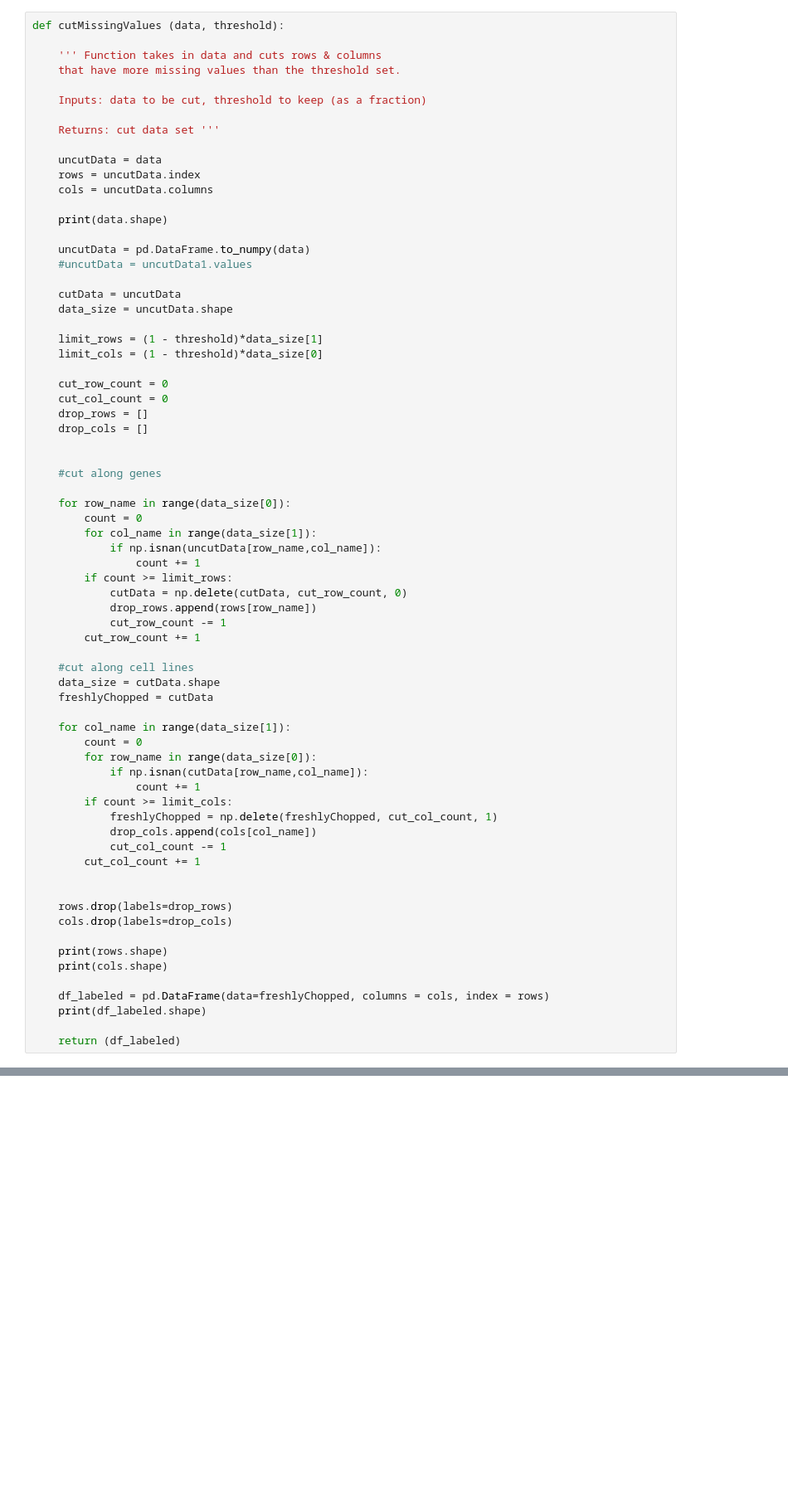
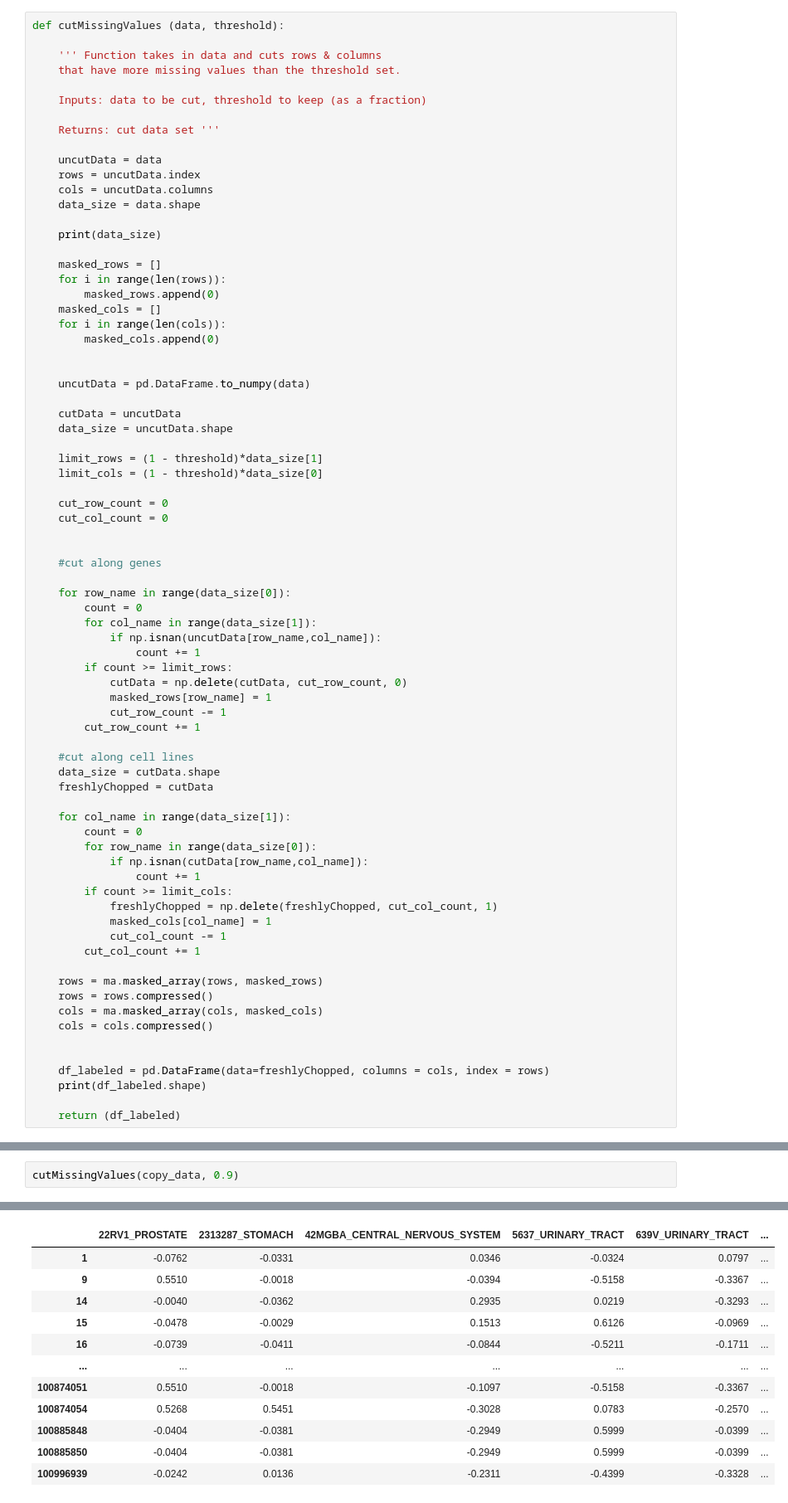
Before and after one commit to meyer-lab/tfac-ccle, a Jupyter notebook: tfac/fixCutData.ipynb, the cells around one changed output, grey strips where cells are left out. Shown at 83% size. Saved outputs shown, nothing was run; the diff lists cells and outputs as text; blank space fills up the shorter version.

Commit message:
cut methylation data by threshold, kept as pandas df

```diff
--- a/tfac/fixCutData.ipynb
+++ b/tfac/fixCutData.ipynb
@@ -16,11 +16,19 @@ def cutMissingValues (data, threshold):
     uncutData = data
     rows = uncutData.index
     cols = uncutData.columns
+    data_size = data.shape
 
-    print(data.shape)
+    print(data_size)
+
+    masked_rows = []
+    for i in range(len(rows)):
+        masked_rows.append(0)
+    masked_cols = []
+    for i in range(len(cols)):
+        masked_cols.append(0)
+
 
     uncutData = pd.DataFrame.to_numpy(data)
-    #uncutData = uncutData1.values
 
     cutData = uncutData
     data_size = uncutData.shape
@@ -30,8 +38,6 @@ def cutMissingValues (data, threshold):
 
     cut_row_count = 0
     cut_col_count = 0
-    drop_rows = []
-    drop_cols = []
 
 
     #cut along genes
@@ -43,7 +49,7 @@ def cutMissingValues (data, threshold):
                 count += 1
         if count >= limit_rows:
             cutData = np.delete(cutData, cut_row_count, 0)
-            drop_rows.append(rows[row_name])
+            masked_rows[row_name] = 1
             cut_row_count -= 1
         cut_row_count += 1
 
@@ -58,16 +64,15 @@ def cutMissingValues (data, threshold):
                 count += 1
         if count >= limit_cols:
             freshlyChopped = np.delete(freshlyChopped, cut_col_count, 1)
-            drop_cols.append(cols[col_name])
+            masked_cols[col_name] = 1
             cut_col_count -= 1
         cut_col_count += 1
 
+    rows = ma.masked_array(rows, masked_rows)
+    rows = rows.compressed()
+    cols = ma.masked_array(cols, masked_cols)
+    cols = cols.compressed()
 
-    rows.drop(labels=drop_rows)
-    cols.drop(labels=drop_cols)
-
-    print(rows.shape)
-    print(cols.shape)
 
     df_labeled = pd.DataFrame(data=freshlyChopped, columns = cols, index = rows)
     print(df_labeled.shape)
@@ -141,0 +107,3 @@ def dropMissingValues(data, threshold):
+# %%
+cutMissingValues(copy_data, 0.9)
+# %% [output]
@@ -141,0 +112,12 @@ def dropMissingValues(data, threshold):
+|  | 22RV1_PROSTATE | 2313287_STOMACH | 42MGBA_CENTRAL_NERVOUS_SYSTEM | 5637_URINARY_TRACT | 639V_URINARY_TRACT | ... |
+| 1 | -0.0762 | -0.0331 | 0.0346 | -0.0324 | 0.0797 | ... |
+| 9 | 0.5510 | -0.0018 | -0.0394 | -0.5158 | -0.3367 | ... |
+| 14 | -0.0040 | -0.0362 | 0.2935 | 0.0219 | -0.3293 | ... |
+| 15 | -0.0478 | -0.0029 | 0.1513 | 0.6126 | -0.0969 | ... |
+| 16 | -0.0739 | -0.0411 | -0.0844 | -0.5211 | -0.1711 | ... |
+| ... | ... | ... | ... | ... | ... | ... |
+| 100874051 | 0.5510 | -0.0018 | -0.1097 | -0.5158 | -0.3367 | ... |
+| 100874054 | 0.5268 | 0.5451 | -0.3028 | 0.0783 | -0.2570 | ... |
+| 100885848 | -0.0404 | -0.0381 | -0.2949 | 0.5999 | -0.0399 | ... |
+| 100885850 | -0.0404 | -0.0381 | -0.2949 | 0.5999 | -0.0399 | ... |
+| 100996939 | -0.0242 | 0.0136 | -0.2311 | -0.4399 | -0.3328 | ... |
```
Also changed, not shown: parts of 6 cells of this notebook.
